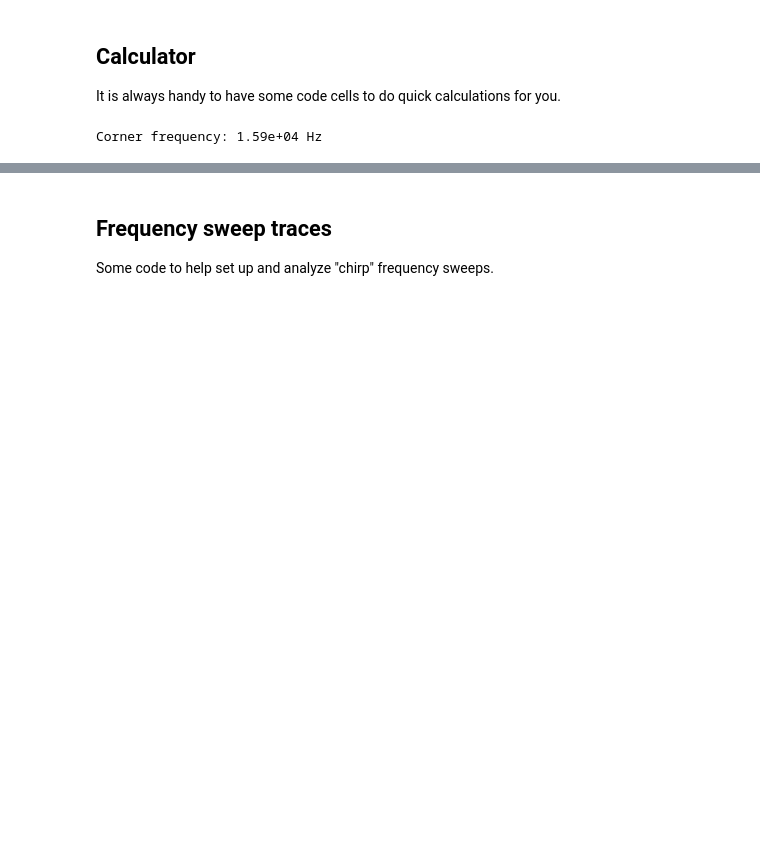
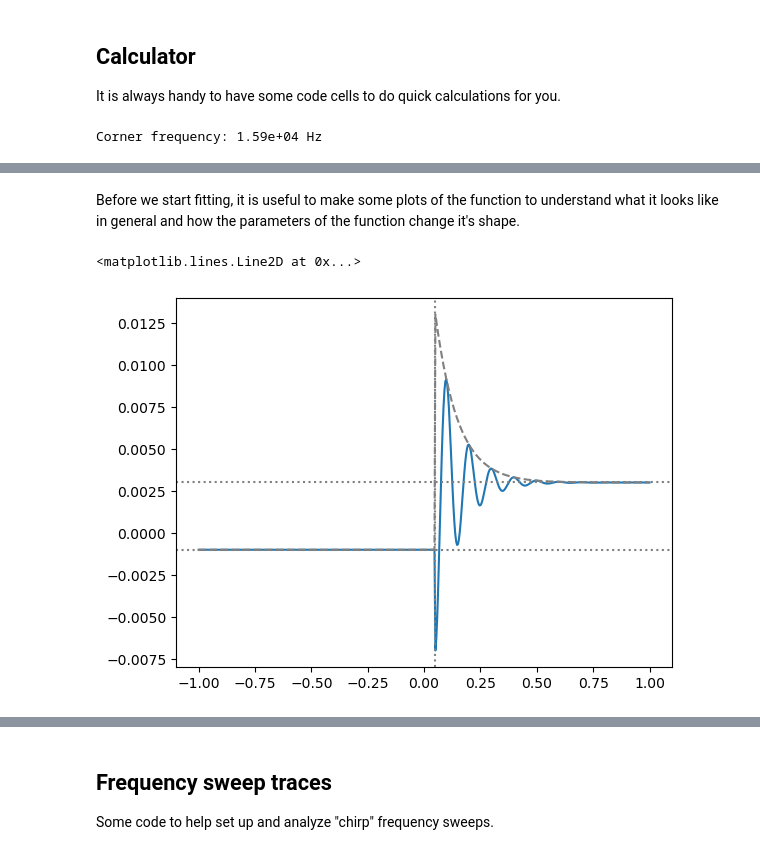
Before and after one commit to SHoogeman/Snaar-Proef, a Jupyter notebook: lab session notebooks/TN2211 Session 05.ipynb, the cells around one changed output, grey strips where cells are left out. Saved outputs shown, nothing was run; the diff lists cells and outputs as text; code cells hidden in the pictures; blank space fills up the shorter version.

```diff
--- a/lab session notebooks/TN2211 Session 05.ipynb
+++ b/lab session notebooks/TN2211 Session 05.ipynb
@@ -48,0 +74,34 @@ Corner frequency: 1.59e+04 Hz
+# %%
+# The decaying oscillation
+def func(t, a, b, c, d, e, f, g):
+    return (t > d) * ( a*np.exp(-(t-d)/b)*np.cos(c*(t-d) + e) + f) + g
+
+# The envelope, handy to also plot
+def func2(t, a, b, c, d, e, f, g):
+    return (t > d) * ( a*np.exp(-(t-d)/b) + f) + g
+# %% [markdown]
+Before we start fitting, it is useful to make some plots of the function to understand what it looks like in general and how the parameters of the function change it's shape.
+# %%
+t = np.linspace(-1,1, 500)
+
+# The parameters. If you understand what they physically represent in terms of the shape of the
+# function, you can already make a good estimate of what they will be from your measured trace.
+
+a = 10e-3# amplitude of the oscillating signal, estimated for example on the scope
+b = 100e-3 # decay time in s
+c = 2*np.pi * 5e3 # 5 kHz = 2 pi * 5e3 Radians/sec
+d = 50e-3 # t0, the time that the step function starts, and also the time that cosine starts, in ms
+e = 0 # phase in radians, 0 = cosine starting at t0
+f = 4e-3 # step of the offset voltage
+g = -1e-3 # offset voltage before the step
+
+y1 = func(t,a,b,c,d,e,f,g)
+
+plt.plot(t,y1)
+plt.plot(t,func2(t,a,b,c,d,e,f,g), c='gray', ls="--")
+plt.axhline(g, ls=":", c='gray') # DC offset before the pulse
+plt.axhline(g+f, ls=":", c='gray') # DC offset after the pulse
+plt.axvline(d, ls=":", c="gray") # the the time offset
+# %% [output]
+<matplotlib.lines.Line2D at 0x...>
+[figure, added]
```
Also changed, not shown: parts of 12 cells of this notebook, 2 other files.
